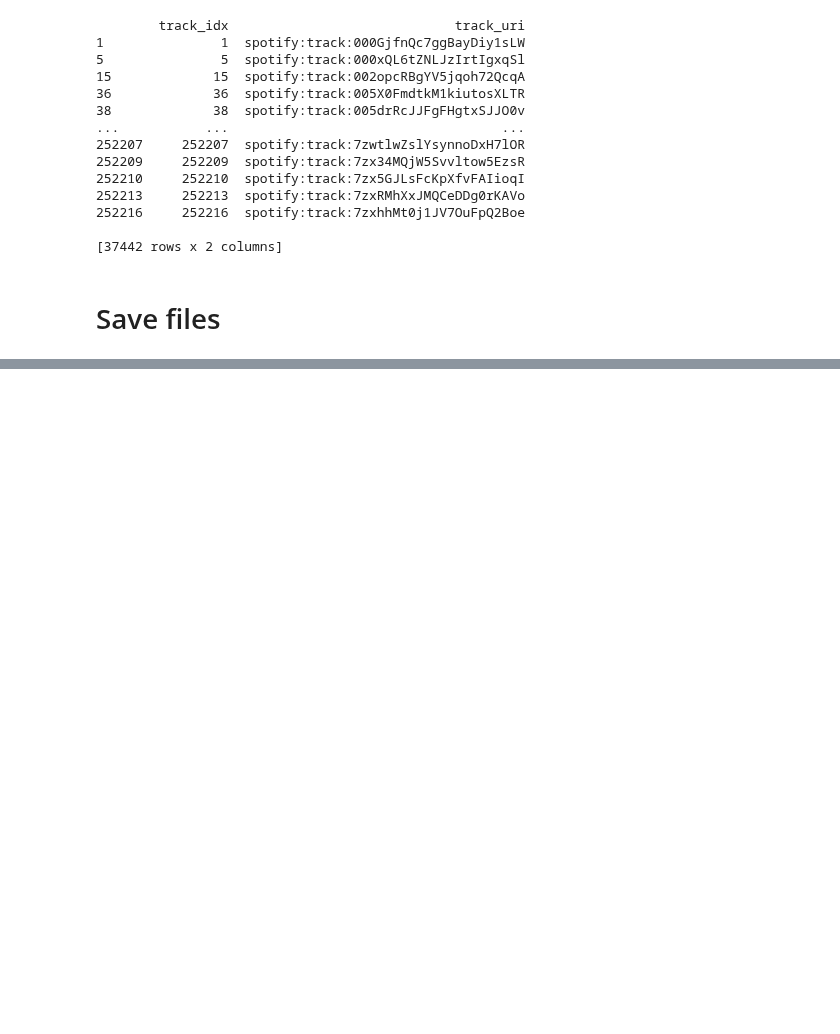
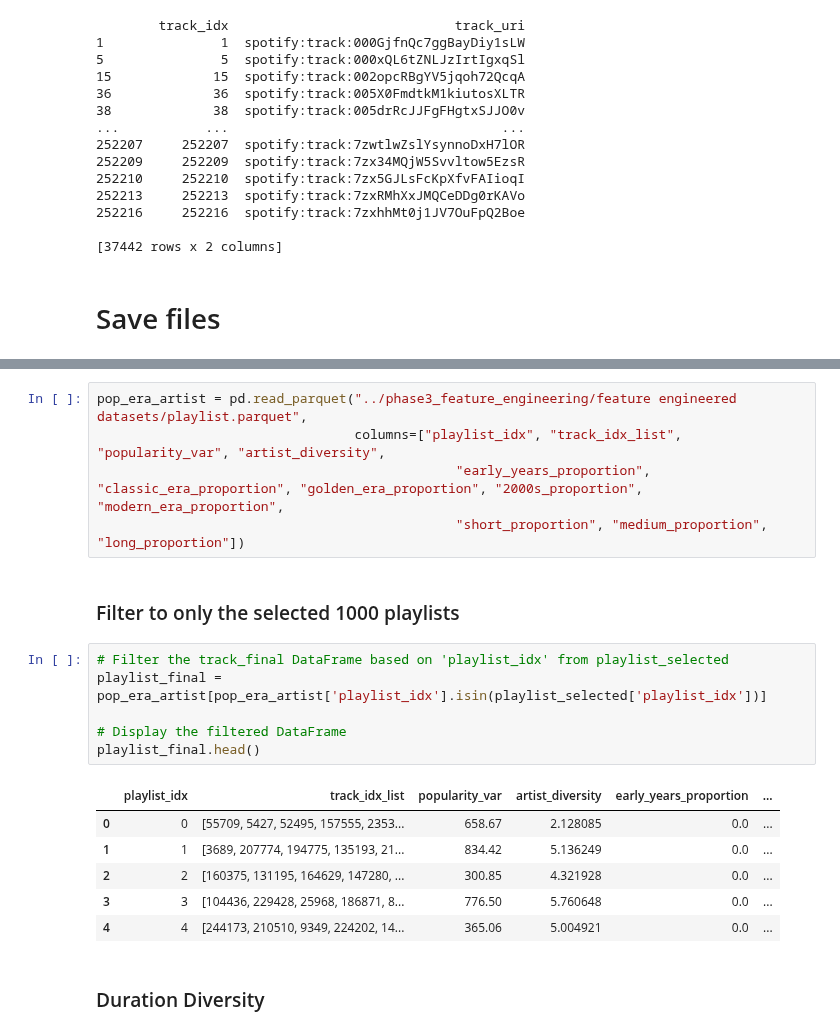
Before and after one commit to ouch528/Spotifynd, a Jupyter notebook: 1000_sampling/script.ipynb, the cells around one changed output, grey strips where cells are left out. Drawn from its saved outputs; the diff is of its cells as text; blank space fills up the shorter version.

```diff
--- a/1000_sampling/script.ipynb
+++ b/1000_sampling/script.ipynb
@@ -80,0 +137,22 @@ filtered_track.to_parquet("datasets/1000_track.parquet", index=False)
+# %%
+pop_era_artist = pd.read_parquet("../phase3_feature_engineering/feature engineered datasets/playlist.parquet",
+                                 columns=["playlist_idx", "track_idx_list", "popularity_var", "artist_diversity",
+                                              "early_years_proportion", "classic_era_proportion", "golden_era_proportion", "2000s_proportion", "modern_era_proportion",
+                                              "short_proportion", "medium_proportion", "long_proportion"])
+# %% [markdown]
+### Filter to only the selected 1000 playlists
+# %%
+# Filter the track_final DataFrame based on 'playlist_idx' from playlist_selected
+playlist_final = pop_era_artist[pop_era_artist['playlist_idx'].isin(playlist_selected['playlist_idx'])]
+
+# Display the filtered DataFrame
+playlist_final.head()
+# %% [output]
+|  | playlist_idx | track_idx_list | popularity_var | artist_diversity | early_years_proportion | ... |
+| 0 | 0 | [55709, 5427, 52495, 157555, 2353... | 658.67 | 2.128085 | 0.0 | ... |
+| 1 | 1 | [3689, 207774, 194775, 135193, 21... | 834.42 | 5.136249 | 0.0 | ... |
+| 2 | 2 | [160375, 131195, 164629, 147280, ... | 300.85 | 4.321928 | 0.0 | ... |
+| 3 | 3 | [104436, 229428, 25968, 186871, 8... | 776.50 | 5.760648 | 0.0 | ... |
+| 4 | 4 | [244173, 210510, 9349, 224202, 14... | 365.06 | 5.004921 | 0.0 | ... |
+# %% [markdown]
+### Duration Diversity
```
Also changed, not shown: parts of 20 cells of this notebook, 3 other files.
